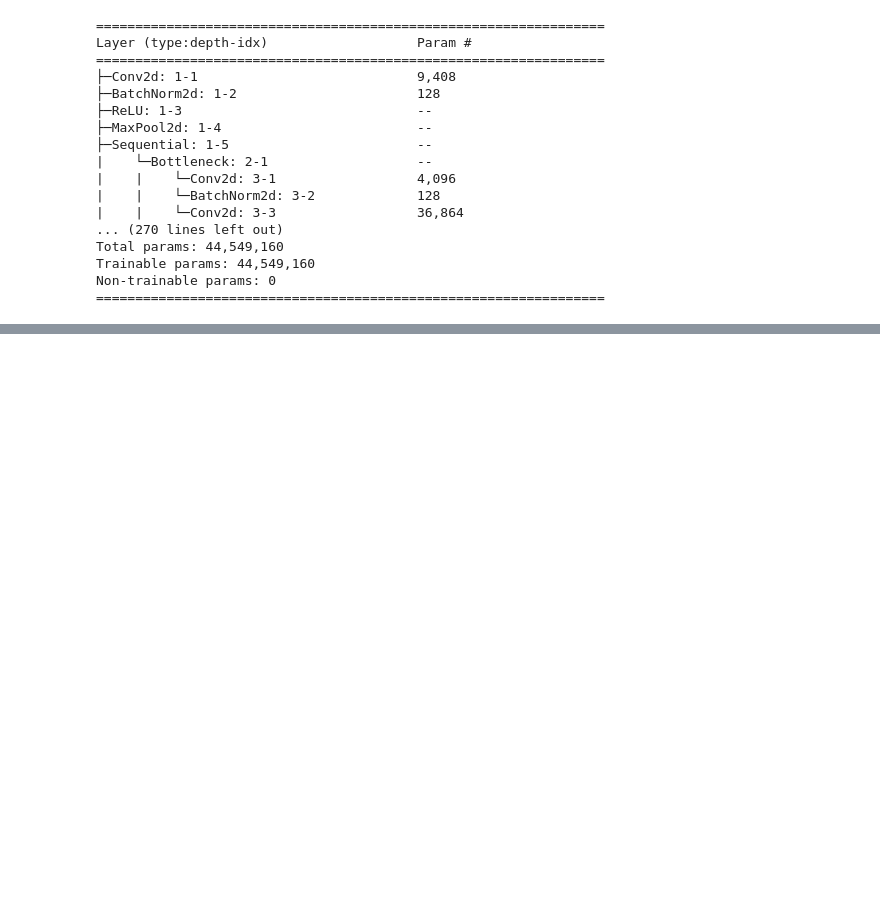
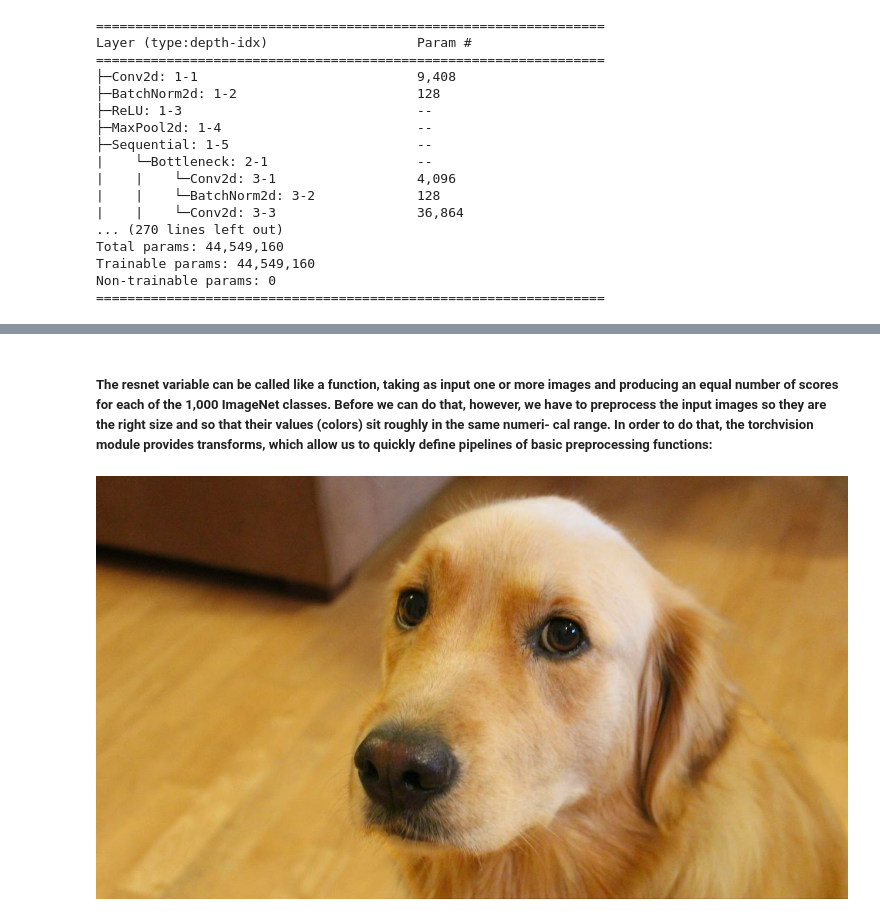
Before and after one commit to aman190202/Torch, a Jupyter notebook: ChapterTwo.ipynb, the cells around one changed output, grey strips where cells are left out. Saved outputs shown, nothing was run; the diff lists cells and outputs as text; code cells hidden in the pictures; blank space fills up the shorter version.

Commit message:
Resnet completed

```diff
--- a/ChapterTwo.ipynb
+++ b/ChapterTwo.ipynb
@@ -113,0 +134,2 @@ Non-trainable params: 0
+# %% [markdown]
+##### The resnet variable can be called like a function, taking as input one or more images and producing an equal number of scores for each of the 1,000 ImageNet classes. Before we can do that, however, we have to preprocess the input images so they are the right size and so that their values (colors) sit roughly in the same numeri- cal range. In order to do that, the torchvision module provides transforms, which allow us to quickly define pipelines of basic preprocessing functions:
@@ -113,0 +146,6 @@ Non-trainable params: 0
+# %%
+from PIL import Image
+img = Image.open("images/bobby.jpg")
+img
+# %% [output]
+[figure, added]
```
Also changed, not shown: parts of 10 cells of this notebook, 2 other files.
